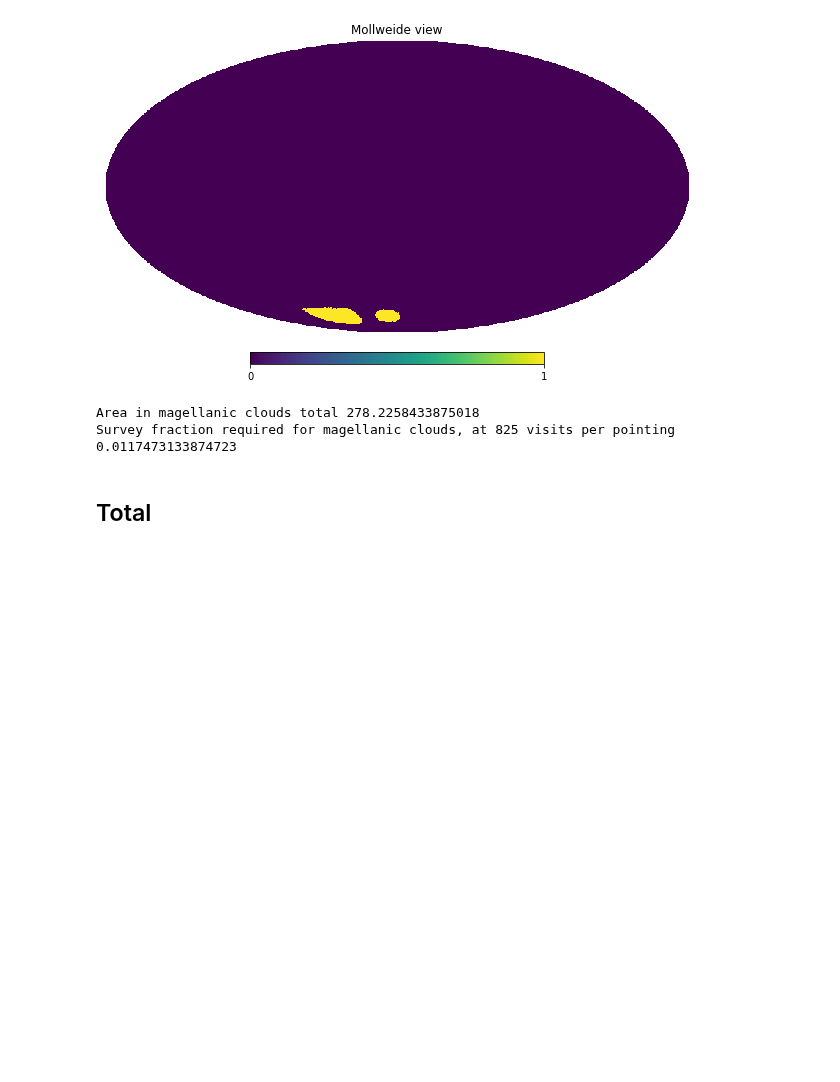
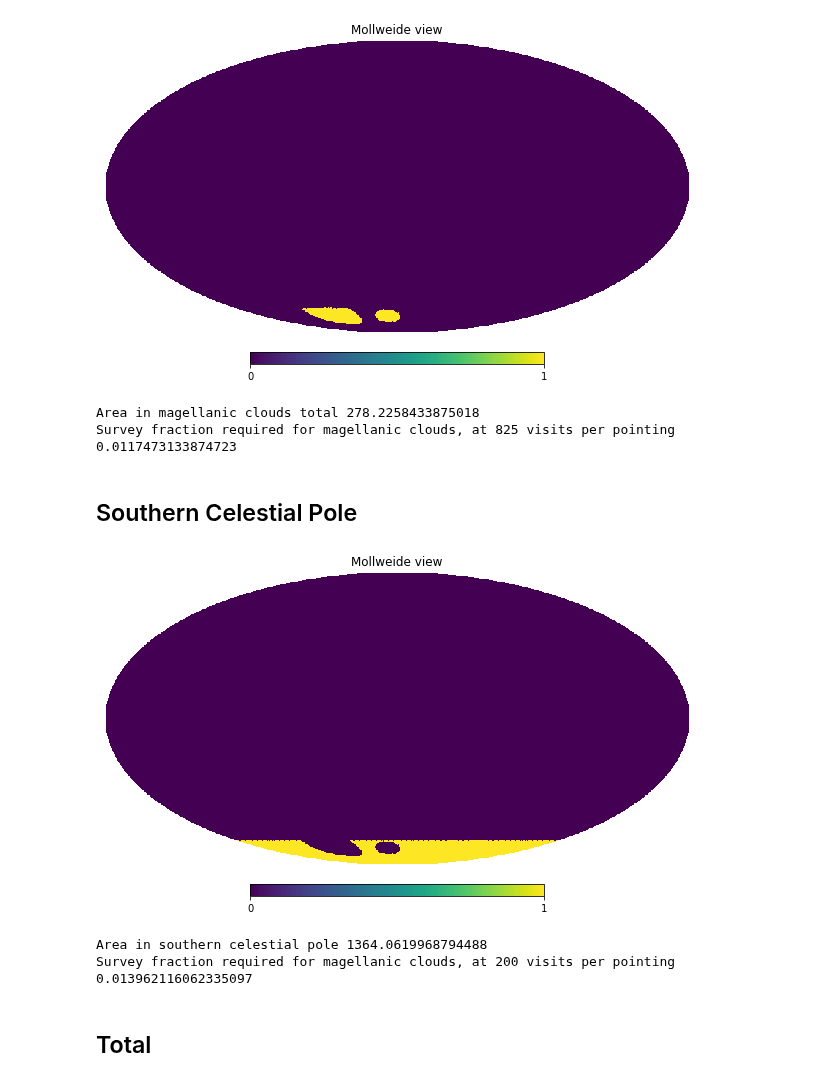
Before and after one commit to lsst-pst/survey_strategy, a Jupyter notebook: fbs_1.7/SkyCoverage.ipynb, the cells around one changed output. Drawn from its saved outputs; the diff is of its cells as text; code cells hidden in the pictures; blank space fills up the shorter version.

```diff
--- a/fbs_1.7/SkyCoverage.ipynb
+++ b/fbs_1.7/SkyCoverage.ipynb
@@ -325,6 +329,24 @@ print(f"Survey fraction required for magellanic clouds, at {nvis_mag} visits per
 # %% [output]
 Area in magellanic clouds total 278.2258433875018
 Survey fraction required for magellanic clouds, at 825 visits per pointing 0.0117473133874723
+# %% [markdown]
+## Southern Celestial Pole ##
+# %%
+# Add light coverage to the southern celestial pole - the southern part of the sky that is not already covered.
+scp = np.where((dec < dec_min) & (mag_clouds == 0), 1, 0)
+hp.mollview(scp)
+# %% [output]
+[figure, added]
+# %%
+scp_area = scp.sum() * hp.nside2pixarea(nside, degrees=True)
+print(f'Area in southern celestial pole {scp_area}')
+
+nvis_scp = 200
+t_scp = scalingfunc(nvisits_per_pointing=nvis_scp, area=scp_area)
+print(f"Survey fraction required for magellanic clouds, at {nvis_scp} visits per pointing {t_scp}")
+# %% [output]
+Area in southern celestial pole 1364.0619968794488
+Survey fraction required for magellanic clouds, at 200 visits per pointing 0.013962116062335097
 # %% [markdown]
 ## Total ##
 # %%
```
Also changed, not shown: parts of 4 cells of this notebook.
